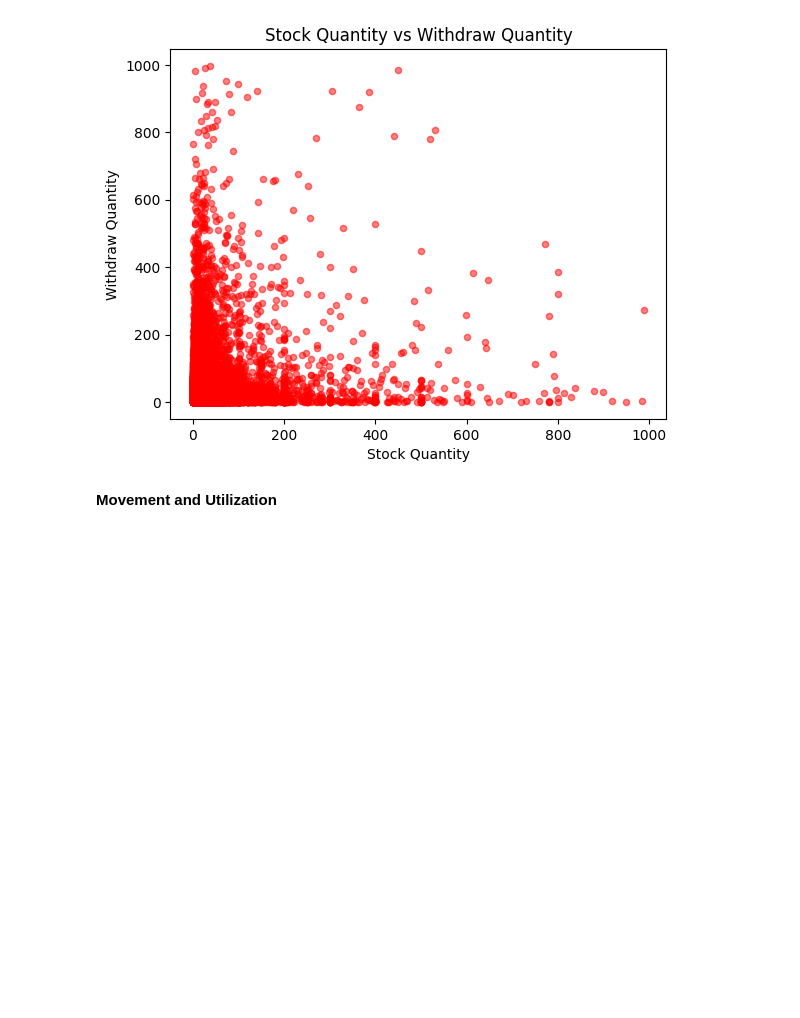
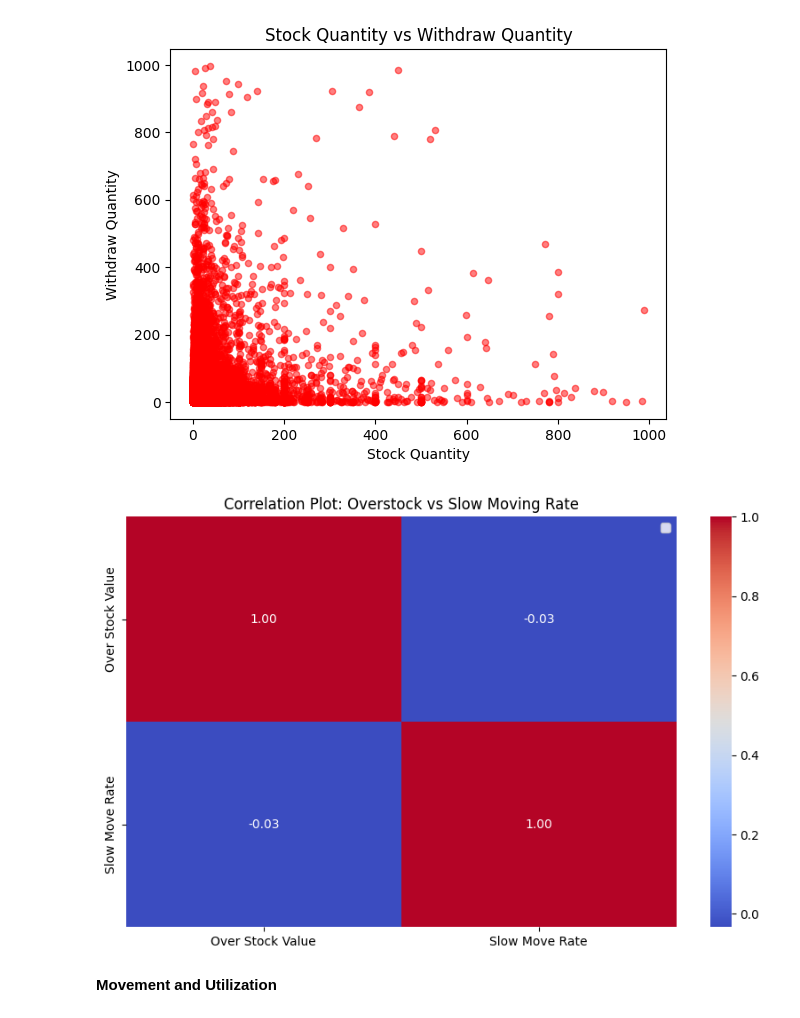
Before and after one commit to Kabir26-star/Final-Project, a Jupyter notebook: Final_Project.ipynb, the cells around one changed output. Saved outputs shown, nothing was run; the diff lists cells and outputs as text; code cells hidden in the pictures; blank space fills up the shorter version.

```diff
--- a/Final_Project.ipynb
+++ b/Final_Project.ipynb
@@ -74,6 +74,21 @@ plt.ylabel("Withdraw Quantity")
 plt.show()
 # %% [output]
 [figure]
+# %%
+plt.figure(figsize=(10,6))
+
+# Select the relevant columns for the correlation plot
+correlation_data = df[['Over Stock Value', 'Slow Move Rate']]
+
+# Calculate the correlation matrix
+correlation_matrix = correlation_data.corr()
+
+# Create the heatmap
+sns.heatmap(correlation_matrix, annot=True, cmap='coolwarm', fmt=".2f")
+plt.title("Correlation Plot: Overstock vs Slow Moving Rate")
+plt.show()
+# %% [output]
+[figure, added]
 # %% [markdown]
 **Movement and Utilization**
 # %%
```
